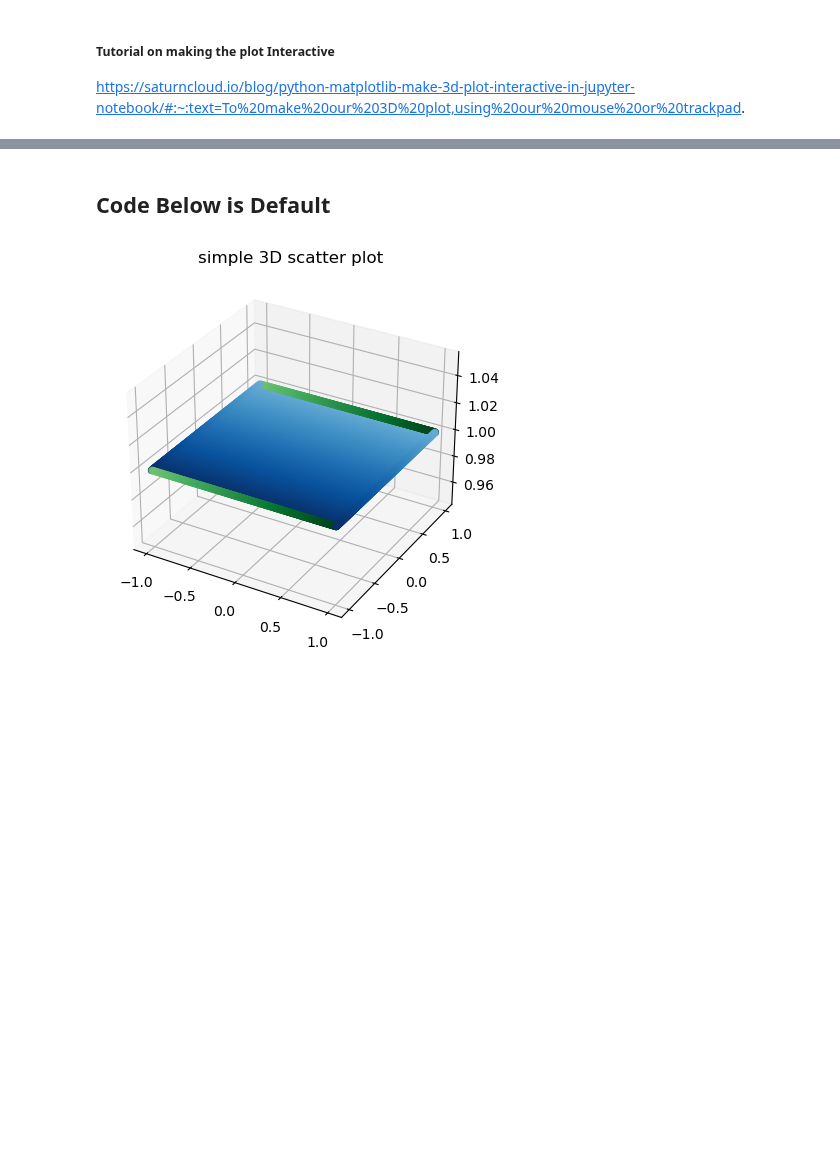
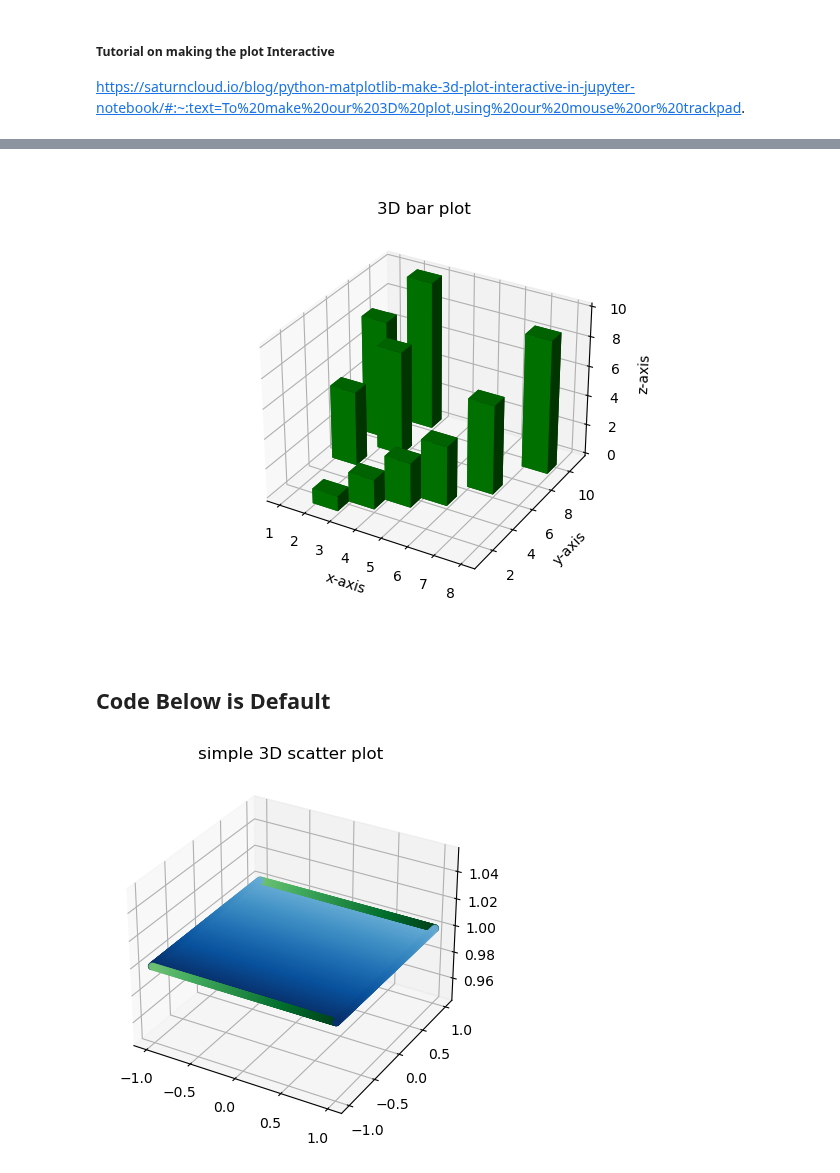
Before and after one commit to JoshuaG-K/transformation-visualization-tool, a Jupyter notebook: transformations.ipynb, the cells around one changed output, grey strips where cells are left out. Drawn from its saved outputs; the diff is of its cells as text; code cells hidden in the pictures; blank space fills up the shorter version.

```diff
--- a/transformations.ipynb
+++ b/transformations.ipynb
@@ -93,3 +102,41 @@ plt.show()
+# %%
+# creating 3d bar plot using matplotlib
+# in python
+
+# to interact  with plot
+%matplotlib widget
+
+# importing required libraries
+from mpl_toolkits.mplot3d import Axes3D
+import matplotlib.pyplot as plt
+import numpy as np
+
+# creating random dataset
+xs = [2, 3, 4, 5, 1, 6, 2, 1, 7, 2]
+ys = [1, 2, 3, 4, 5, 6, 7, 8, 9, 10]
+zs = np.zeros(10)
+dx = np.ones(10)
+dy = np.ones(10)
+dz = [1, 2, 3, 4, 5, 6, 7, 8, 9, 10]
+
+# creating figure
+figg = plt.figure()
+ax = figg.add_subplot(111, projection='3d')
+
+# creating the plot
+plot_geeks = ax.bar3d(xs, ys, zs, dx,
+                      dy, dz, color='green')
+
+# setting title and labels
+ax.set_title("3D bar plot")
+ax.set_xlabel('x-axis')
+ax.set_ylabel('y-axis')
+ax.set_zlabel('z-axis')
+
+# displaying the plot
+plt.show()
+# %% [output]
+[figure, added]
 # %% [markdown]
 ## Code Below is Default
 # %%
```
Also changed, not shown: parts of 2 cells of this notebook.
